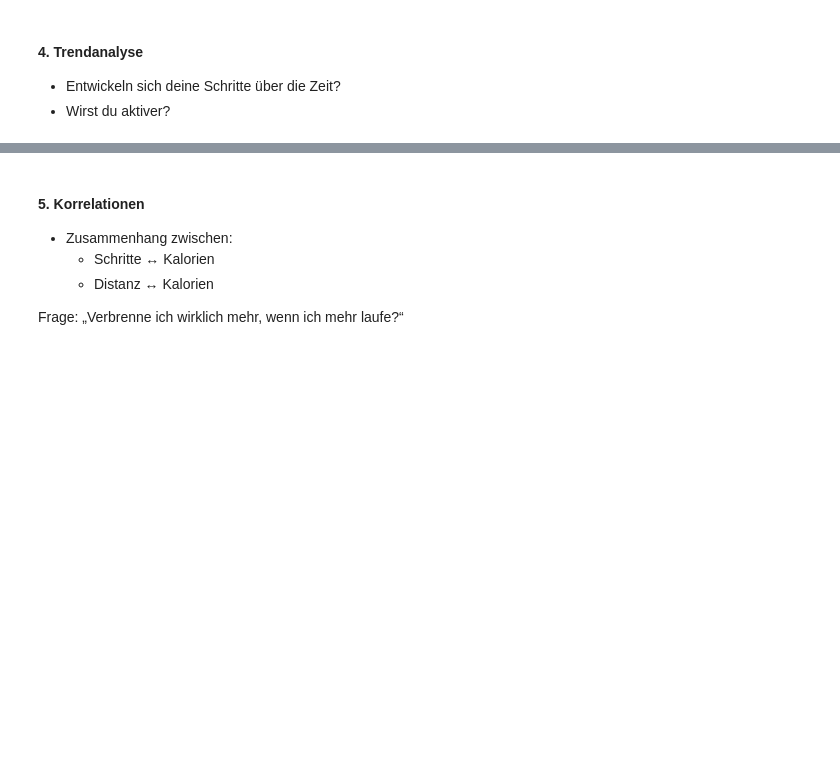
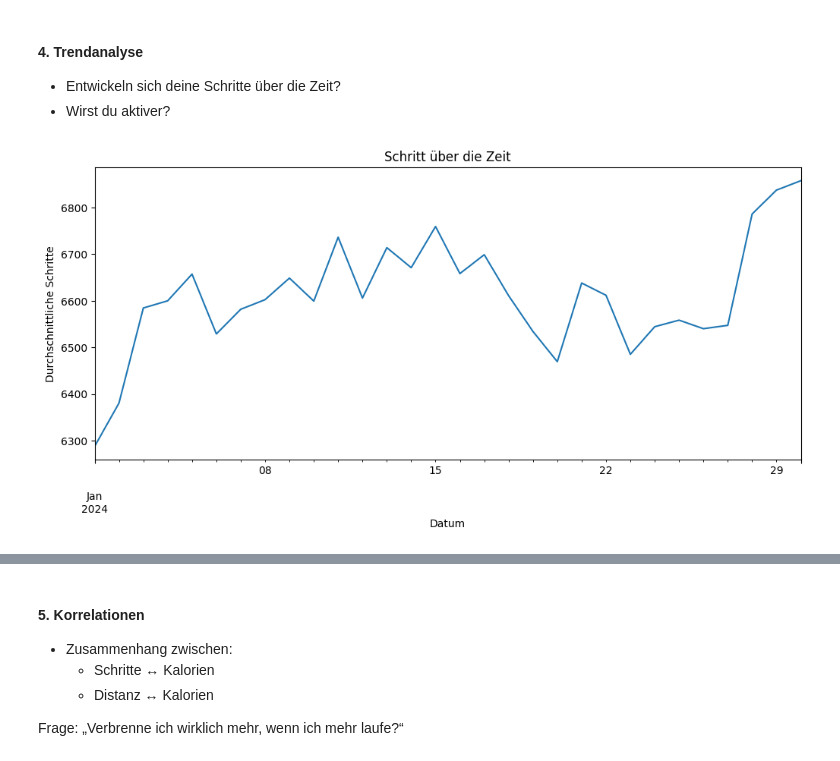
Before and after one commit to EllieZartmann/DataAnalytics, a Jupyter notebook: 04_tableau/training.ipynb, the cells around one changed output, grey strips where cells are left out. Saved outputs shown, nothing was run; the diff lists cells and outputs as text; code cells hidden in the pictures; blank space fills up the shorter version.

Commit message:
04 Trendanalyse + Laptop Init

```diff
--- a/04_tableau/training.ipynb
+++ b/04_tableau/training.ipynb
@@ -294,3 +294,19 @@ df.groupby(["user_id", "is_weekend"])["steps"].mean().unstack()
 #### 4. Trendanalyse
 - Entwickeln sich deine Schritte über die Zeit?
 - Wirst du aktiver?
+# %%
+# Daten vorbereiten
+df["date"] = pd.to_datetime(df["date"])
+# %%
+# Schritte pro Tag aggrigieren
+daily_steps = df.groupby("date")["steps"].mean()
+# %%
+#trend plotten
+daily_steps.plot(figsize=(12,5))
+plt.title("Schritt über die Zeit")
+plt.xlabel("Datum")
+plt.ylabel("Durchschnittliche Schritte")
+
+plt.show()
+# %% [output]
+[figure, added]
```
Also changed, not shown: parts of 15 cells of this notebook.
